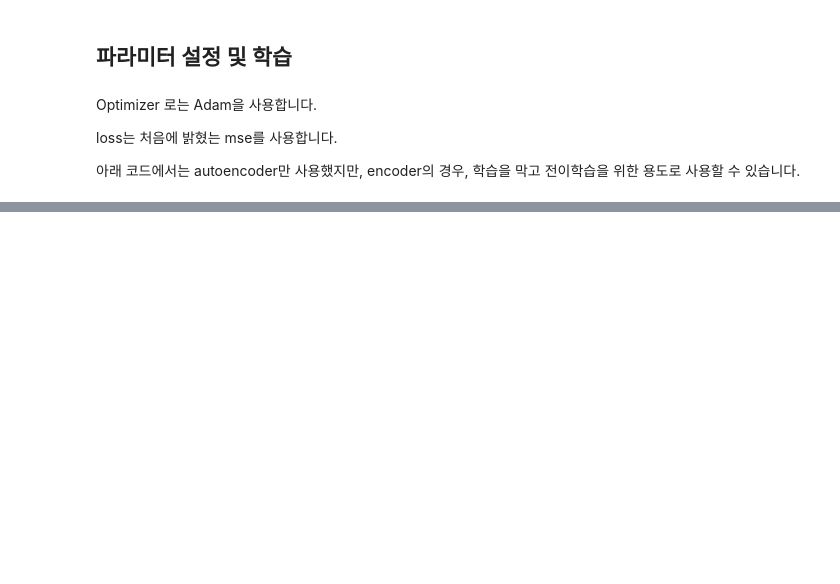
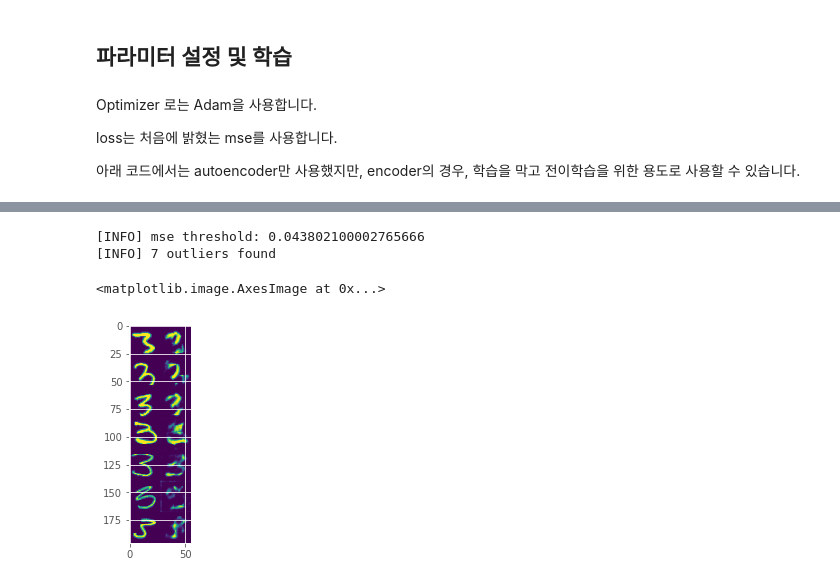
Before and after one commit to dhrim/pis_study, a Jupyter notebook: anomaly_detection/Anomaly_Detection.ipynb, the cells around one changed output, grey strips where cells are left out. Cells and saved outputs as stored; diff of their text form; code cells hidden in the pictures; blank space fills up the shorter version.

```diff
--- a/anomaly_detection/Anomaly_Detection.ipynb
+++ b/anomaly_detection/Anomaly_Detection.ipynb
@@ -341,0 +471,10 @@ Epoch 4/20
+# %%
+errors = []
+
+# loop over all original images and their corresponding
+# reconstructions
+for (image, recon) in zip(images, decoded):
+	# compute the mean squared error between the ground-truth image
+	# and the reconstructed image, then add it to our list of errors
+	mse = np.mean((image - recon) ** 2)
+	errors.append(mse)
@@ -341,0 +484,39 @@ Epoch 4/20
+# %%
+# compute the q-th quantile of the errors which serves as our
+# threshold to identify anomalies -- any data point that our model
+# reconstructed with > threshold error will be marked as an outlier
+thresh = np.quantile(errors, args["quantile"])
+idxs = np.where(np.array(errors) >= thresh)[0]
+print("[INFO] mse threshold: {}".format(thresh))
+print("[INFO] {} outliers found".format(len(idxs)))
+# %%
+
+
+# initialize the outputs array
+outputs = None
+
+# loop over the indexes of images with a high mean squared error term
+for i in idxs:
+	# grab the original image and reconstructed image
+	original = (images[i] * 255).astype("uint8")
+	recon = (decoded[i] * 255).astype("uint8")
+
+	# stack the original and reconstructed image side-by-side
+	output = np.hstack([original, recon])
+
+	# if the outputs array is empty, initialize it as the current
+	# side-by-side image display
+	if outputs is None:
+		outputs = output
+
+	# otherwise, vertically stack the outputs
+	else:
+		outputs = np.vstack([outputs, output])
+
+# show the output visualization
+plt.imshow(outputs.squeeze())
+# %% [output]
+[INFO] mse threshold: 0.043802100002765666
+[INFO] 7 outliers found
+<matplotlib.image.AxesImage at 0x...>
+[figure, added]
```
Also changed, not shown: parts of 18 cells of this notebook.
